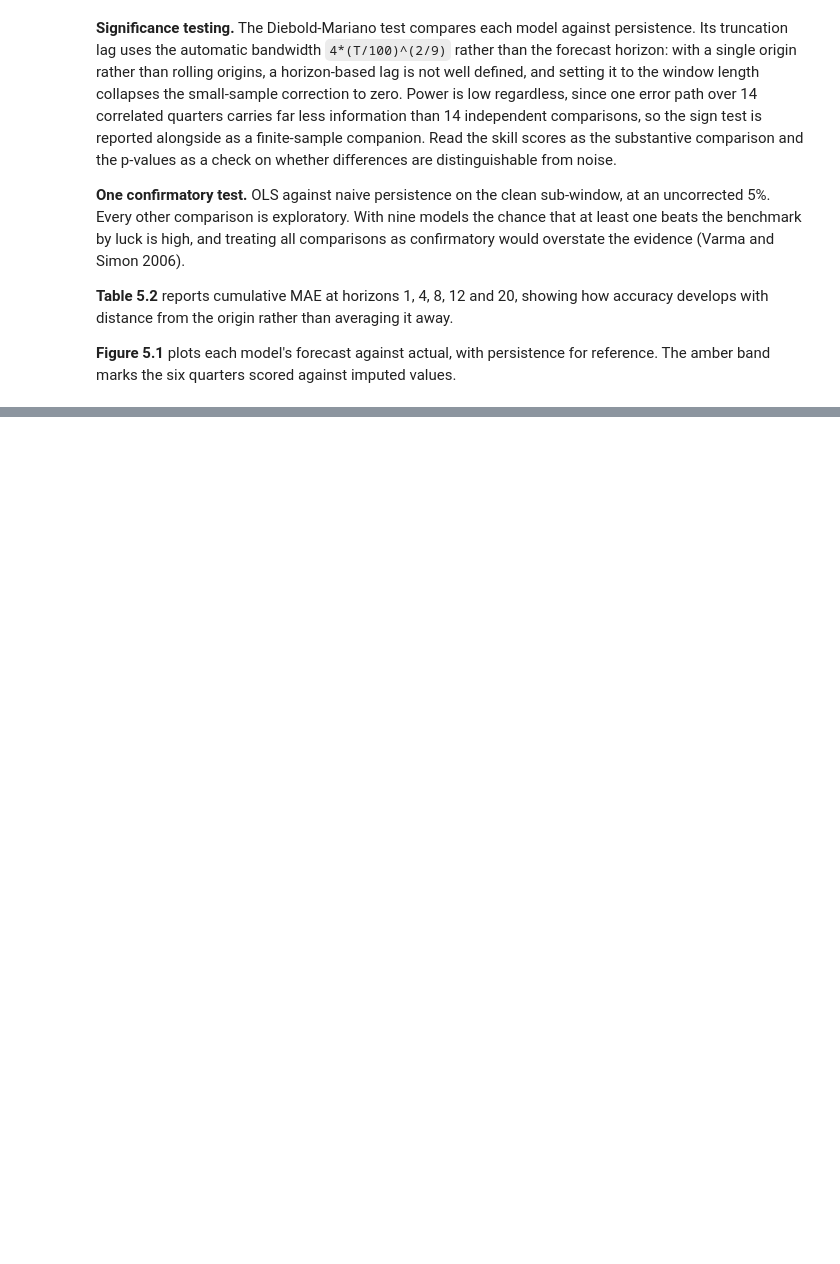
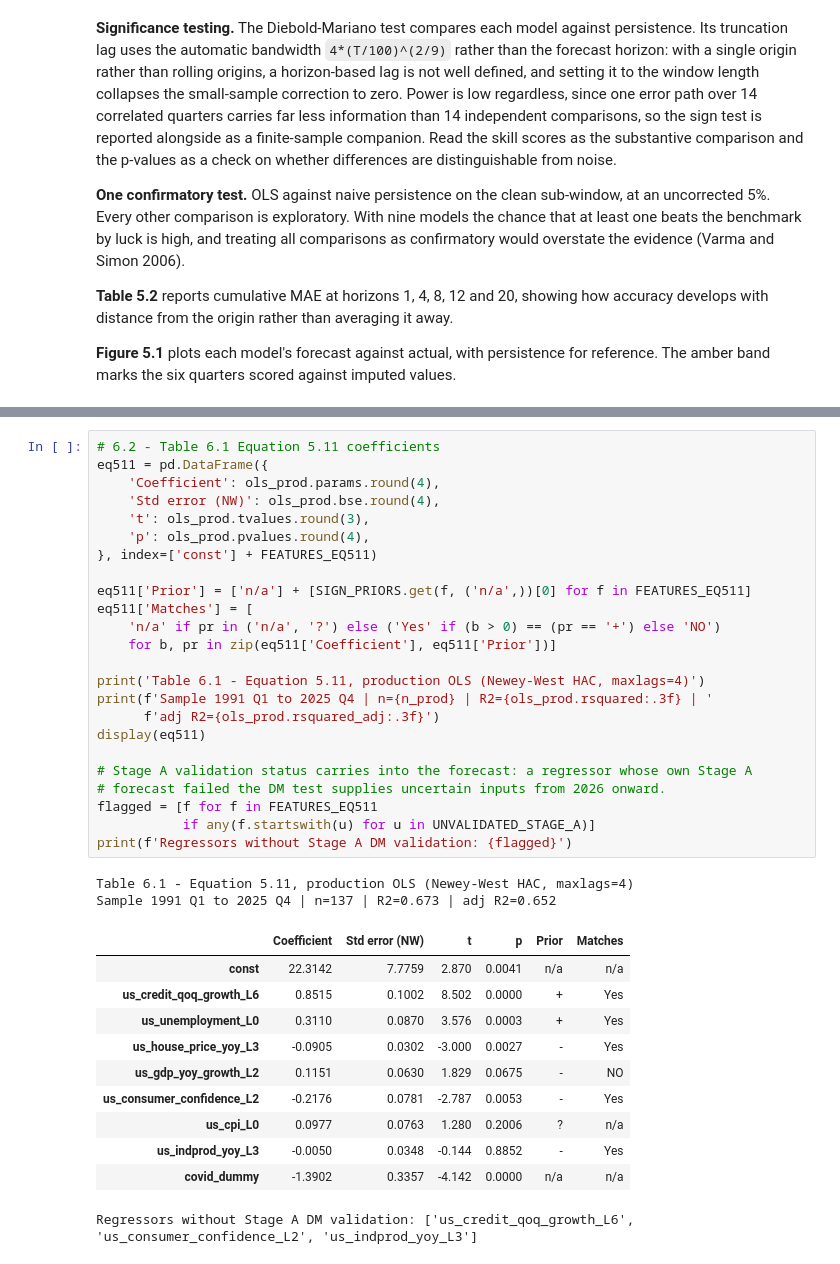
Before and after one commit to hogandan85/ST-498, a Jupyter notebook: Code/03b_Stage2_ML.ipynb, the cells around one changed output, grey strips where cells are left out. Saved outputs shown, nothing was run; the diff lists cells and outputs as text; blank space fills up the shorter version.

```diff
--- a/Code/03b_Stage2_ML.ipynb
+++ b/Code/03b_Stage2_ML.ipynb
@@ -1635,0 +1830,38 @@ print(f'shap {shap.__version__}')
+# %%
+# 6.2 - Table 6.1 Equation 5.11 coefficients
+eq511 = pd.DataFrame({
+    'Coefficient': ols_prod.params.round(4),
+    'Std error (NW)': ols_prod.bse.round(4),
+    't': ols_prod.tvalues.round(3),
+    'p': ols_prod.pvalues.round(4),
+}, index=['const'] + FEATURES_EQ511)
+
+eq511['Prior'] = ['n/a'] + [SIGN_PRIORS.get(f, ('n/a',))[0] for f in FEATURES_EQ511]
+eq511['Matches'] = [
+    'n/a' if pr in ('n/a', '?') else ('Yes' if (b > 0) == (pr == '+') else 'NO')
+    for b, pr in zip(eq511['Coefficient'], eq511['Prior'])]
+
+print('Table 6.1 - Equation 5.11, production OLS (Newey-West HAC, maxlags=4)')
+print(f'Sample 1991 Q1 to 2025 Q4 | n={n_prod} | R2={ols_prod.rsquared:.3f} | '
+      f'adj R2={ols_prod.rsquared_adj:.3f}')
+display(eq511)
+
+# Stage A validation status carries into the forecast: a regressor whose own Stage A
+# forecast failed the DM test supplies uncertain inputs from 2026 onward.
+flagged = [f for f in FEATURES_EQ511
+           if any(f.startswith(u) for u in UNVALIDATED_STAGE_A)]
+print(f'Regressors without Stage A DM validation: {flagged}')
+# %% [output]
+Table 6.1 - Equation 5.11, production OLS (Newey-West HAC, maxlags=4)
+Sample 1991 Q1 to 2025 Q4 | n=137 | R2=0.673 | adj R2=0.652
+|  | Coefficient | Std error (NW) | t | p | Prior | Matches |
+| const | 22.3142 | 7.7759 | 2.870 | 0.0041 | n/a | n/a |
+| us_credit_qoq_growth_L6 | 0.8515 | 0.1002 | 8.502 | 0.0000 | + | Yes |
+| us_unemployment_L0 | 0.3110 | 0.0870 | 3.576 | 0.0003 | + | Yes |
+| us_house_price_yoy_L3 | -0.0905 | 0.0302 | -3.000 | 0.0027 | - | Yes |
+| us_gdp_yoy_growth_L2 | 0.1151 | 0.0630 | 1.829 | 0.0675 | - | NO |
+| us_consumer_confidence_L2 | -0.2176 | 0.0781 | -2.787 | 0.0053 | - | Yes |
+| us_cpi_L0 | 0.0977 | 0.0763 | 1.280 | 0.2006 | ? | n/a |
+| us_indprod_yoy_L3 | -0.0050 | 0.0348 | -0.144 | 0.8852 | - | Yes |
+| covid_dummy | -1.3902 | 0.3357 | -4.142 | 0.0000 | n/a | n/a |
+Regressors without Stage A DM validation: ['us_credit_qoq_growth_L6', 'us_consumer_confidence_L2', 'us_indprod_yoy_L3']
```
Also changed, not shown: parts of 60 cells of this notebook.
